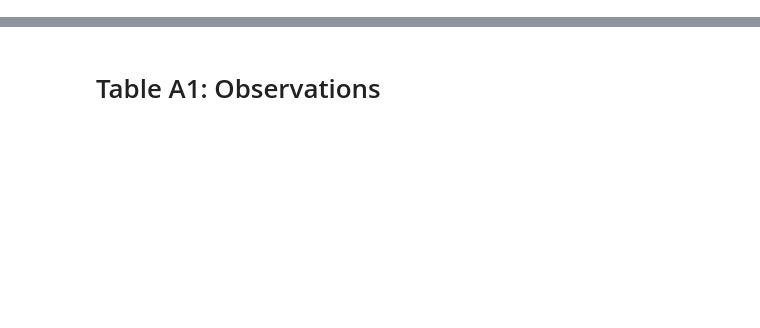
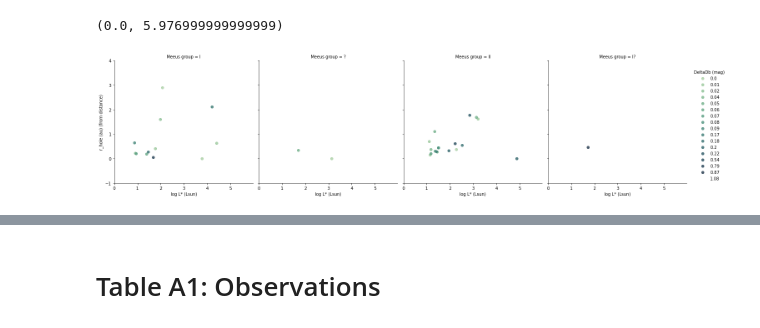
Before and after one commit to marcosarenal/gravity-data-reduction, a Jupyter notebook: Marcos2020_tables.ipynb, the cells around one changed output, grey strips where cells are left out. Cells and saved outputs as stored; diff of their text form; code cells hidden in the pictures; blank space fills up the shorter version.

```diff
--- a/Marcos2020_tables.ipynb
+++ b/Marcos2020_tables.ipynb
@@ -24,0 +32,12 @@ import pandas as pd
+# %%
+size_luminosity_table = pd.read_csv("./tables/size_luminosity_table_ln.csv", sep=';', header=[0] ,encoding='latin-1')
+
+size_luminosity_table = size_luminosity_table.rename(columns={"ï»¿Star": "Star"})
+
+sample_stellar_params = size_luminosity_table.iloc[[0,1,2,3,4], :]
+
+table_stellar_parameters=sample_stellar_params[['Star','D Gaia (pc)','error D Gaia (pc)','T*(K)','err T*',
+                              'log L* (Lsun)','err logL*(Lsun)','DeltaDb (mag)','errDeltaDb (mag)']]
+table_stellar_parameters.head()
+
+#print(table_stellar_parameters.to_latex(index=False))
@@ -24,0 +301,7 @@ import pandas as pd
+# %%
+sns.lmplot(x='log L* (Lsun)', y='r_hole (au) (from distance)', data=size_luminosity_table,hue='DeltaDb (mag)',col="Meeus group",fit_reg=False, palette="ch:r=-.5,l=.75")
+plt.ylim(-1, 4)
+plt.xlim(0, None)
+# %% [output]
+(0.0, 5.976999999999999)
+[figure, added]
```
Also changed, not shown: parts of 23 cells of this notebook, 7 other files.
